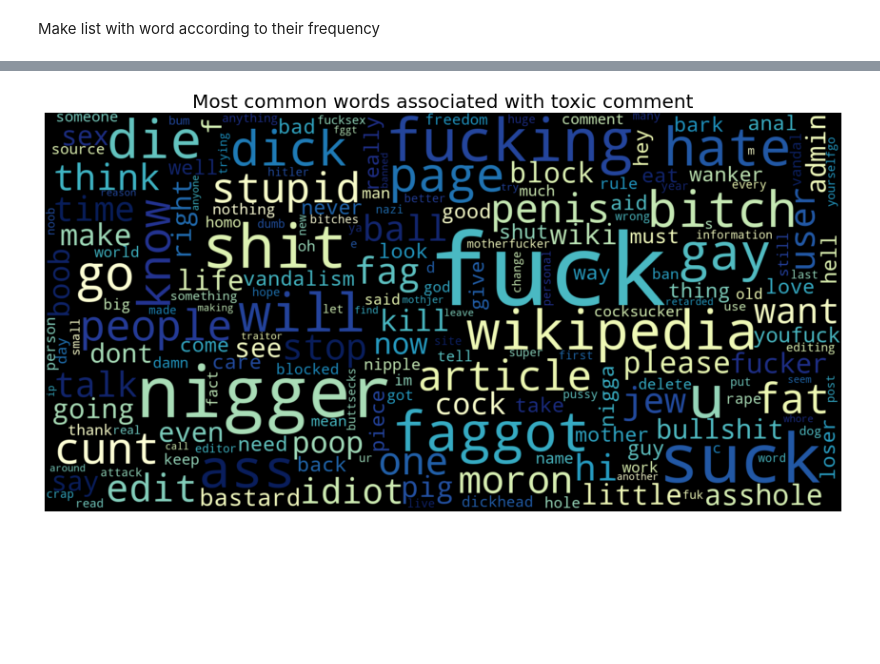
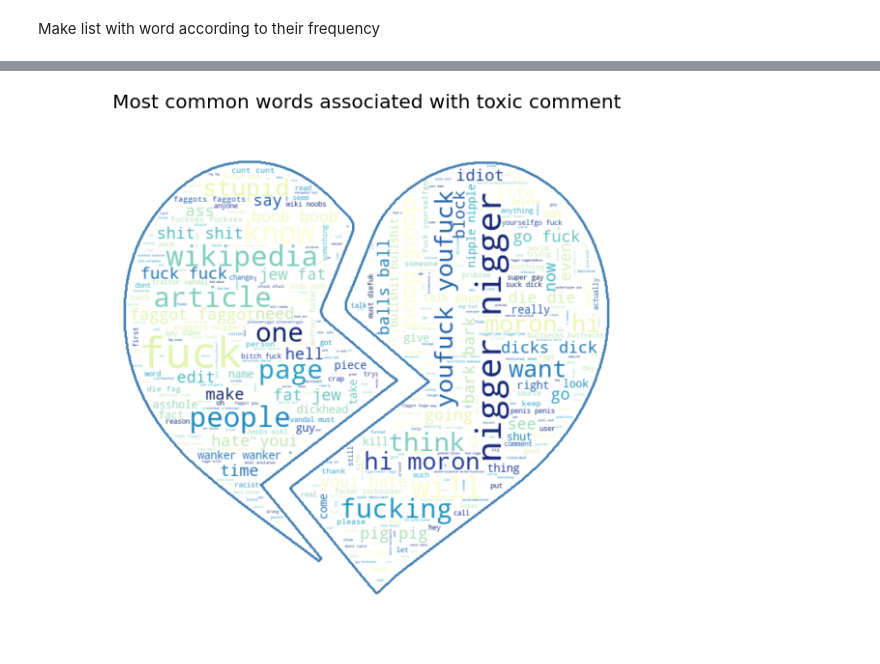
Before and after one commit to Sofisalda1/detoxifying-my-social-media, a Jupyter notebook: notebooks/visualize_toxicity.ipynb, the cells around one changed output, grey strips where cells are left out. Drawn from its saved outputs; the diff is of its cells as text; code cells hidden in the pictures; blank space fills up the shorter version.

Commit message:
added visualization adn spelling correction

```diff
--- a/notebooks/visualize_toxicity.ipynb
+++ b/notebooks/visualize_toxicity.ipynb
@@ -148,23 +203,23 @@ plt.show()
 # %%
 # interactive visual : enter the label name.
 def W_Cloud():
     """
     Visualize the most common words contributing to the token.
     """
     threat_context = train[train['toxic'] == 1]
     threat_text = threat_context.comment_text
     threat_text = threat_text.apply(lambda x: x.lower())
 
     neg_text = pd.Series(threat_text).str.cat(sep=' ')
-    wordcloud = WordCloud(width=1600, height=800,
-                          max_font_size=200, collocations=False).generate(neg_text)
+    wordcloud = WordCloud(background_color="white", max_words=2000, mask=alice_mask,
+                stopwords=stopwords, contour_width=3, contour_color='steelblue').generate(neg_text)
 
     plt.figure(figsize=(15, 10))
     plt.imshow(wordcloud.recolor(colormap="YlGnBu"), interpolation='bilinear')
     plt.axis("off")
     plt.title(f"Most common words associated with toxic comment", size=20)
     plt.show()
 token = 'toxic'
 W_Cloud()
 # %% [output]
-[figure, old version]
+[figure, new version]
```
Also changed, not shown: parts of 2 cells of this notebook, 7 other files.
